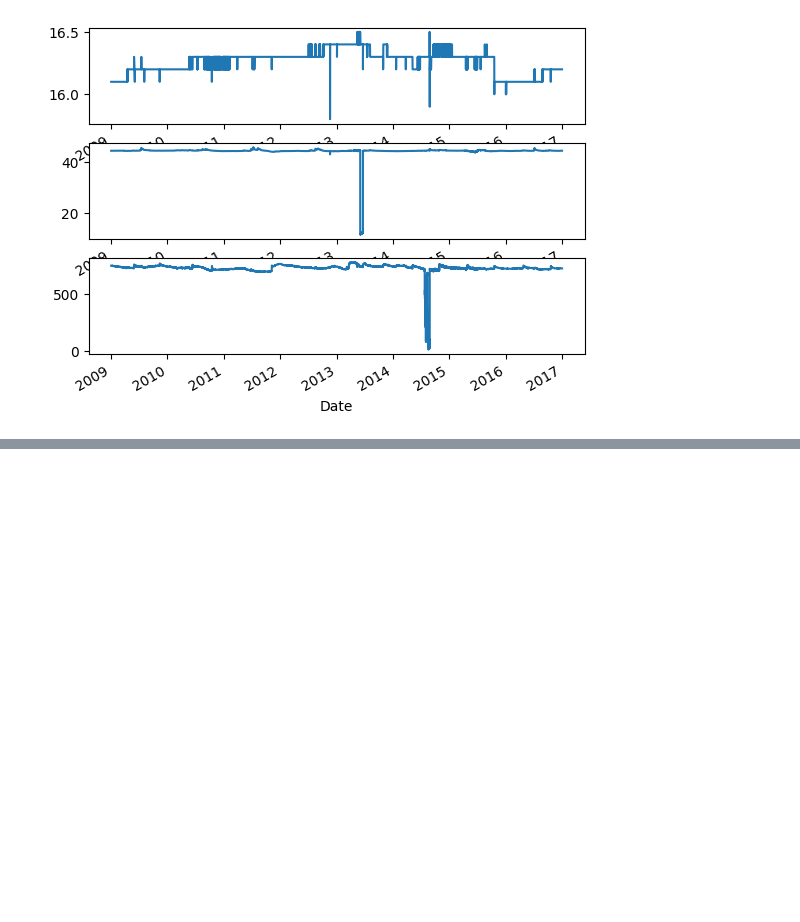
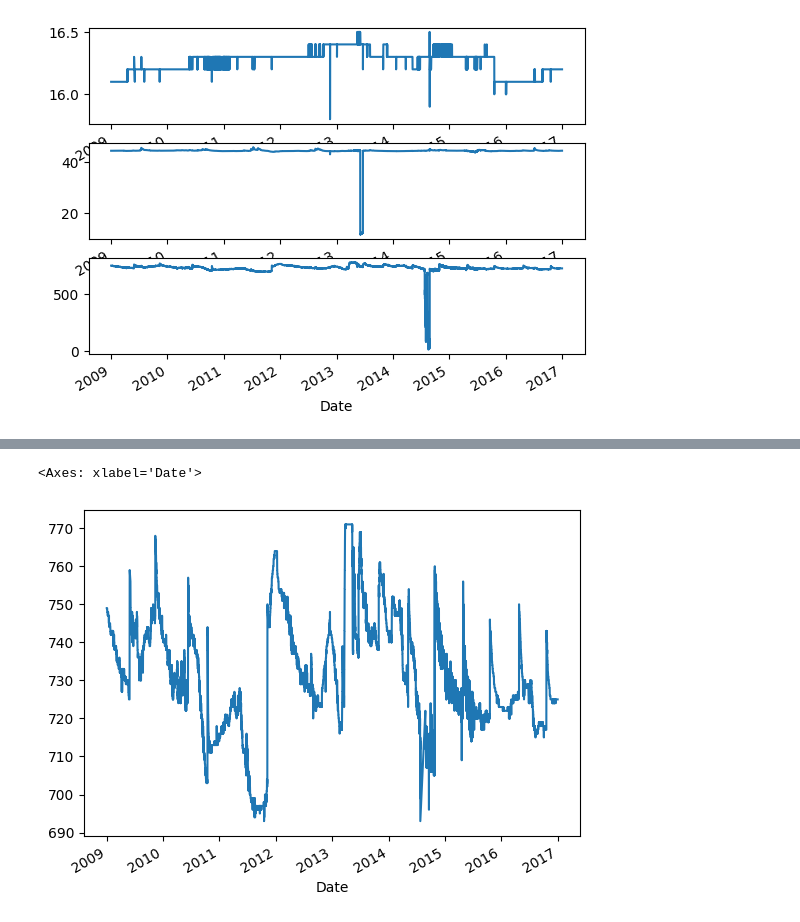
Before and after one commit to chopperkim/BasicPython, a Jupyter notebook: chapter08/water.ipynb, the cells around one changed output, grey strips where cells are left out. Drawn from its saved outputs; the diff is of its cells as text; code cells hidden in the pictures; blank space fills up the shorter version.

```diff
--- a/chapter08/water.ipynb
+++ b/chapter08/water.ipynb
@@ -165,0 +233,6 @@ plt.show()
+# %%
+df_iqr_ec = df2[(df2['EC'] < upper_ec) & (df2['EC'] > lower_ec)]
+df_iqr_ec['EC'].plot()
+# %% [output]
+<Axes: xlabel='Date'>
+[figure, added]
```
Also changed, not shown: parts of 20 cells of this notebook, 2 other files.
